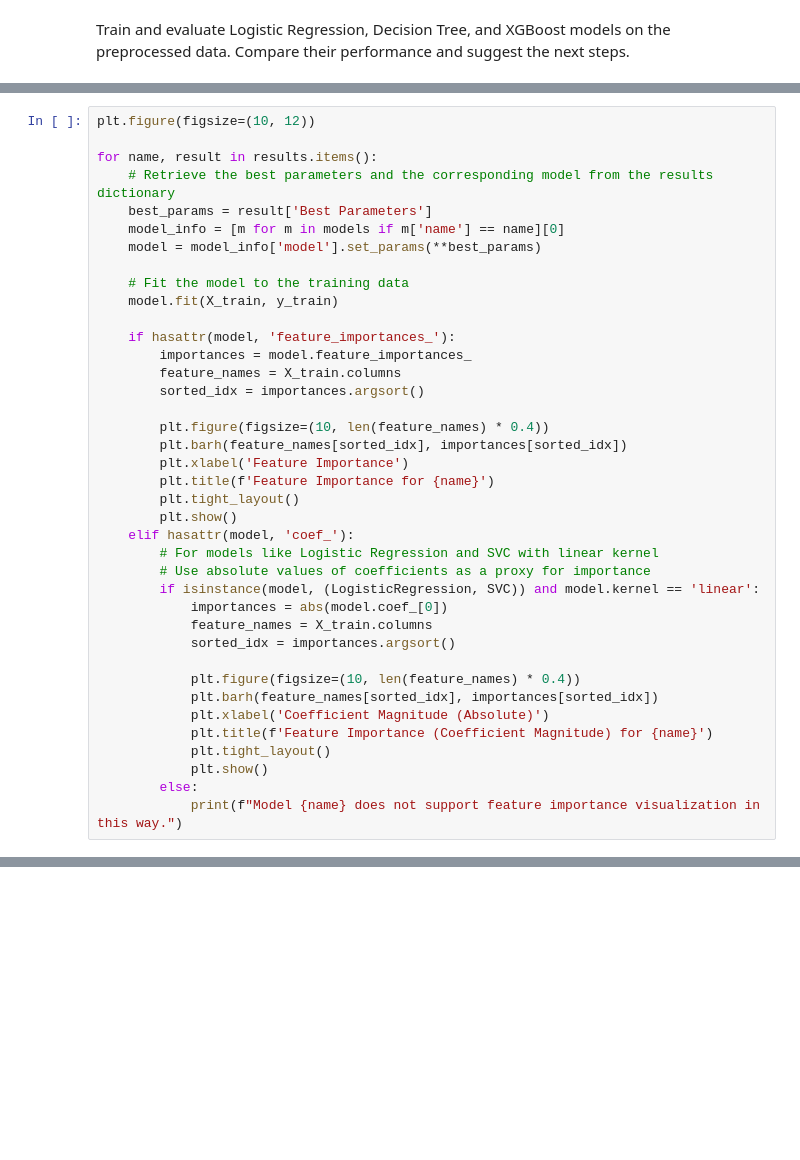
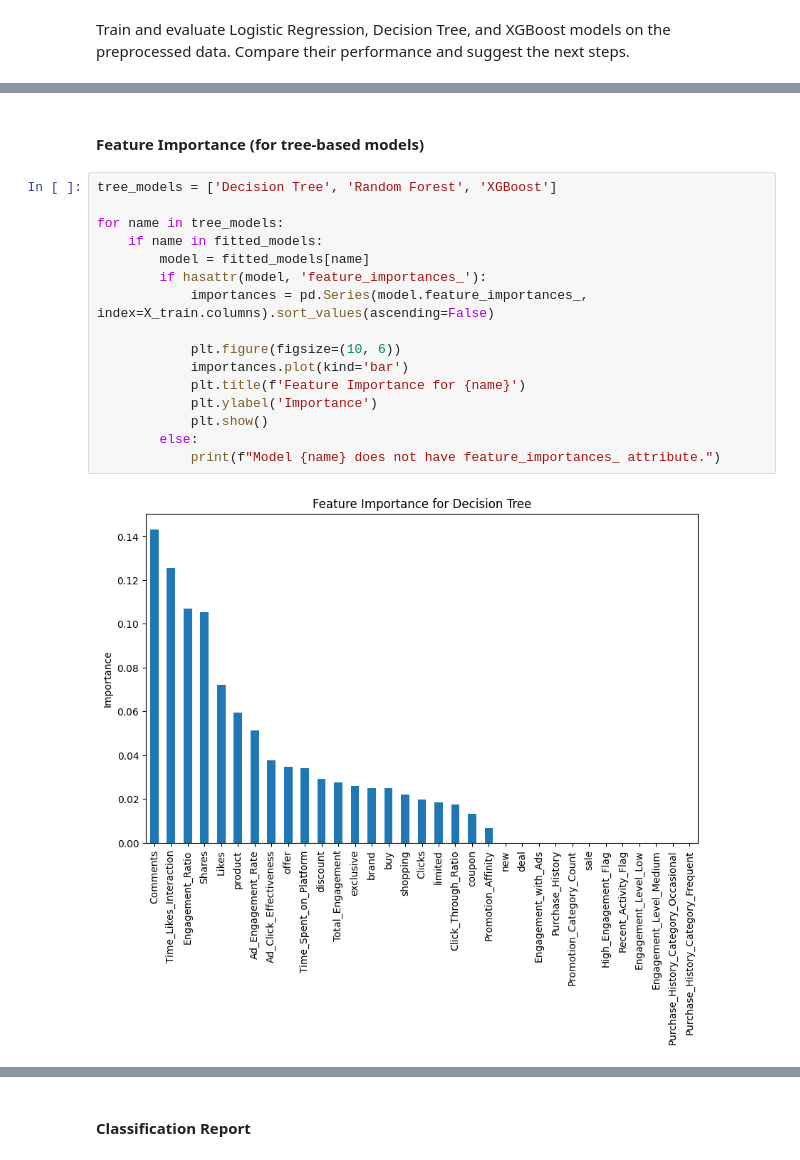
Before and after one commit to aminayusif/PurchaseIQ, a Jupyter notebook: EngageIQ_Predictive_Marketing.ipynb, the cells around one changed output, grey strips where cells are left out. Cells and saved outputs as stored; diff of their text form; blank space fills up the shorter version.

```diff
--- a/EngageIQ_Predictive_Marketing.ipynb
+++ b/EngageIQ_Predictive_Marketing.ipynb
@@ -563,39 +557,20 @@ plt.show()
-# %%
-plt.figure(figsize=(10, 12))
-
-for name, result in results.items():
-    # Retrieve the best parameters and the corresponding model from the results dictionary
-    best_params = result['Best Parameters']
-    model_info = [m for m in models if m['name'] == name][0]
-    model = model_info['model'].set_params(**best_params)
-
-    # Fit the model to the training data
-    model.fit(X_train, y_train)
-
-    if hasattr(model, 'feature_importances_'):
-        importances = model.feature_importances_
-        feature_names = X_train.columns
-        sorted_idx = importances.argsort()
-
-        plt.figure(figsize=(10, len(feature_names) * 0.4))
-        plt.barh(feature_names[sorted_idx], importances[sorted_idx])
-        plt.xlabel('Feature Importance')
-        plt.title(f'Feature Importance for {name}')
-        plt.tight_layout()
-        plt.show()
-    elif hasattr(model, 'coef_'):
-        # For models like Logistic Regression and SVC with linear kernel
-        # Use absolute values of coefficients as a proxy for importance
-        if isinstance(model, (LogisticRegression, SVC)) and model.kernel == 'linear':
-            importances = abs(model.coef_[0])
-            feature_names = X_train.columns
-            sorted_idx = importances.argsort()
-
-            plt.figure(figsize=(10, len(feature_names) * 0.4))
-            plt.barh(feature_names[sorted_idx], importances[sorted_idx])
-            plt.xlabel('Coefficient Magnitude (Absolute)')
-            plt.title(f'Feature Importance (Coefficient Magnitude) for {name}')
-            plt.tight_layout()
-            plt.show()
-        else:
-            print(f"Model {name} does not support feature importance visualization in this way.")
+# %% [markdown]
+#### Feature Importance (for tree-based models)
+# %%
+tree_models = ['Decision Tree', 'Random Forest', 'XGBoost']
+
+for name in tree_models:
+    if name in fitted_models:
+        model = fitted_models[name]
+        if hasattr(model, 'feature_importances_'):
+            importances = pd.Series(model.feature_importances_, index=X_train.columns).sort_values(ascending=False)
+
+            plt.figure(figsize=(10, 6))
+            importances.plot(kind='bar')
+            plt.title(f'Feature Importance for {name}')
+            plt.ylabel('Importance')
+            plt.show()
+        else:
+            print(f"Model {name} does not have feature_importances_ attribute.")
+# %% [output]
+[figure, added]
@@ -601,0 +579,2 @@ for name, result in results.items():
+# %% [markdown]
+#### Classification Report
```
Also changed, not shown: parts of 5 cells of this notebook.
